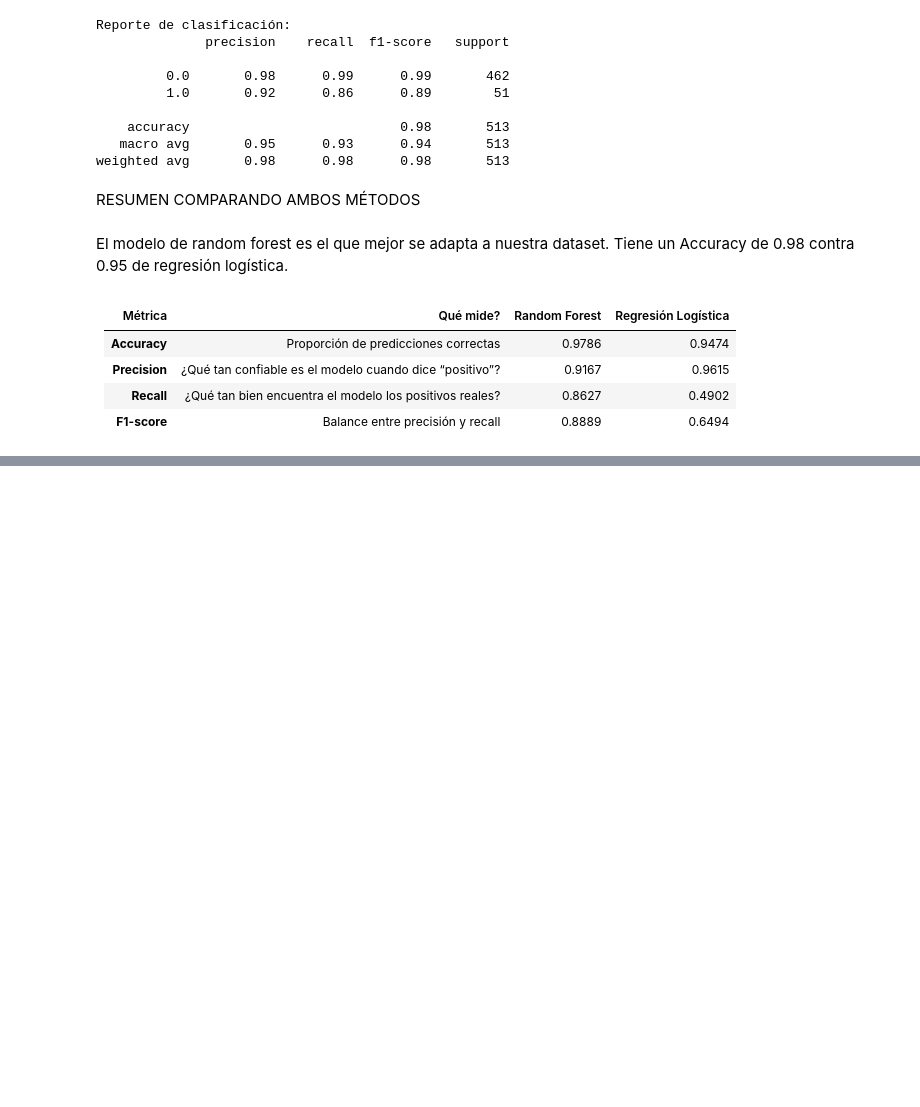
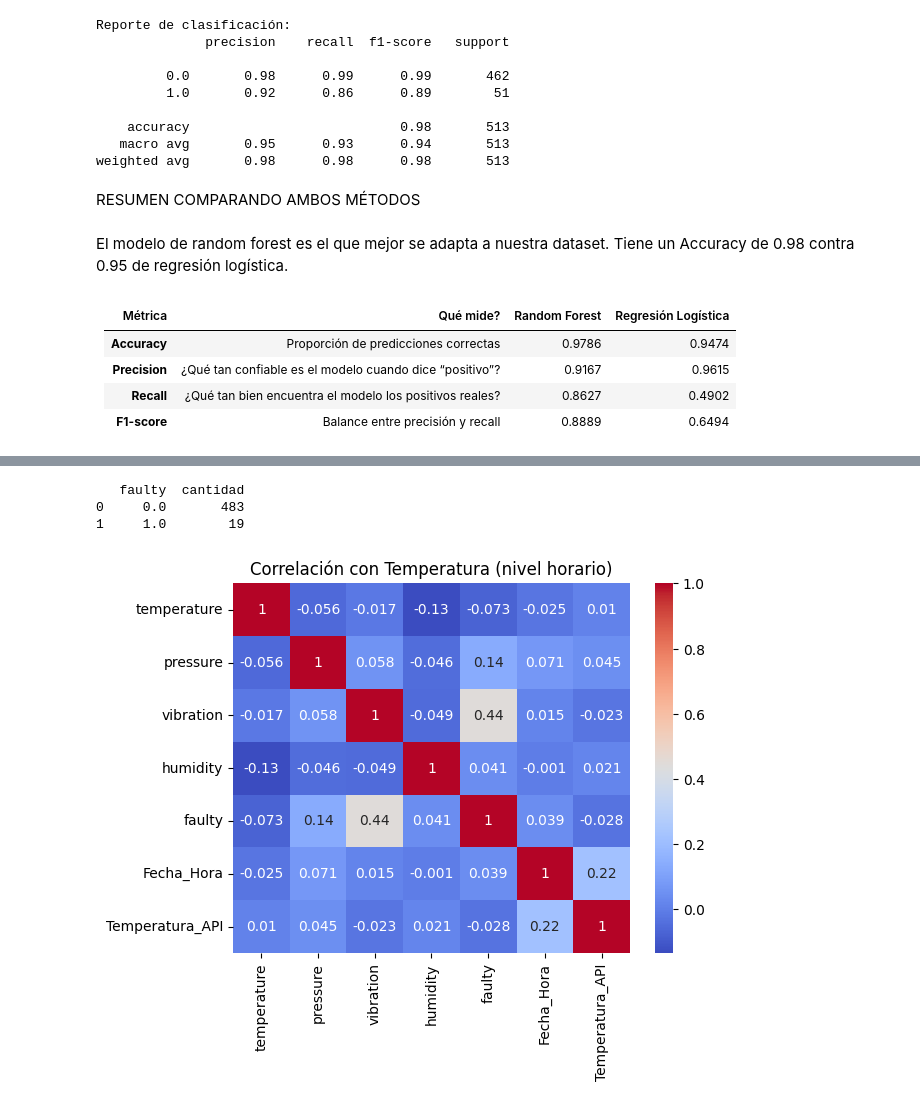
Before and after one commit to VictoriaP1997/ds2coderhouse, a Jupyter notebook: ProyectoFinalDS2VictoriaPalma.ipynb, the cells around one changed output, grey strips where cells are left out. Cells and saved outputs as stored; diff of their text form; code cells hidden in the pictures; blank space fills up the shorter version.

```diff
--- a/ProyectoFinalDS2VictoriaPalma.ipynb
+++ b/ProyectoFinalDS2VictoriaPalma.ipynb
@@ -445,0 +475,35 @@ Total de registros: 720
+# %%
+start_time = df_temp["Fecha_Hora"].iloc[0]
+
+df_turbina_atlanta = df_turbina_atlanta.reset_index(drop=True)
+df_turbina_atlanta["Fecha_Hora"] = pd.date_range(
+    start=start_time,
+    periods=len(df_turbina_atlanta),
+    freq="15min"  # AJUSTA si no es 15min
+)
+# %%
+print(df_turbina_atlanta.groupby('faulty').size().reset_index(name='cantidad'))
+df_turbina_atlanta.head()
+df_turbina_atlanta.to_csv("checkit.csv")
+# %% [output]
+   faulty  cantidad
+0     0.0       483
+1     1.0        19
+# %%
+df_merged = pd.merge(
+    df_turbina_atlanta,
+    df_temp[["Fecha_Hora", "Temperatura_API"]],
+    on="Fecha_Hora",
+    how="inner"
+)
+
+df_merged.to_csv("checkit2.csv")
+# %%
+df_corr = df_merged.drop(columns=["equipment", "location"], errors="ignore")
+correlation_matrix = df_corr.corr()
+
+sns.heatmap(correlation_matrix, annot=True, cmap="coolwarm")
+plt.title("Correlación con Temperatura (nivel horario)")
+plt.show()
+# %% [output]
+[figure, added]
```
Also changed, not shown: parts of 18 cells of this notebook.
